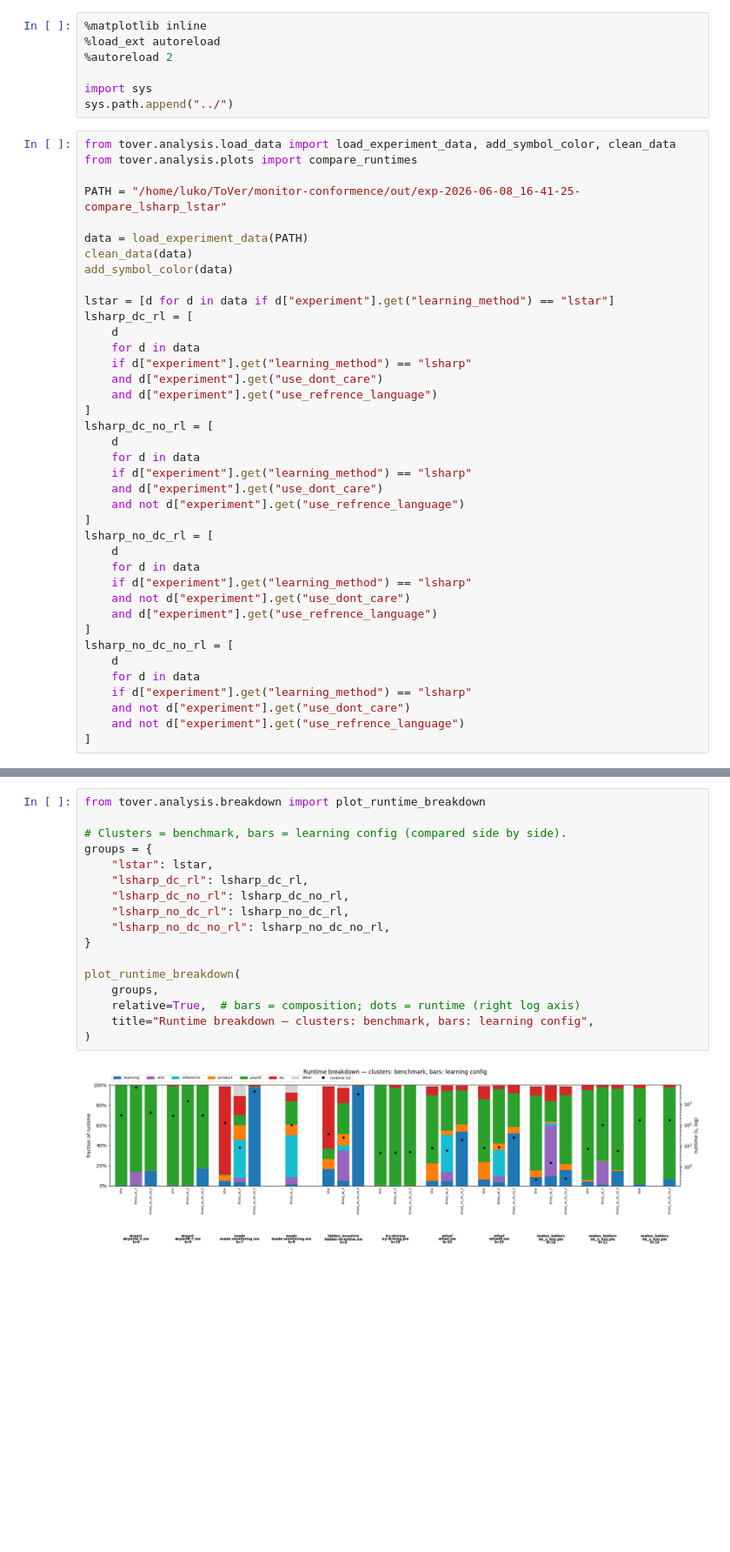
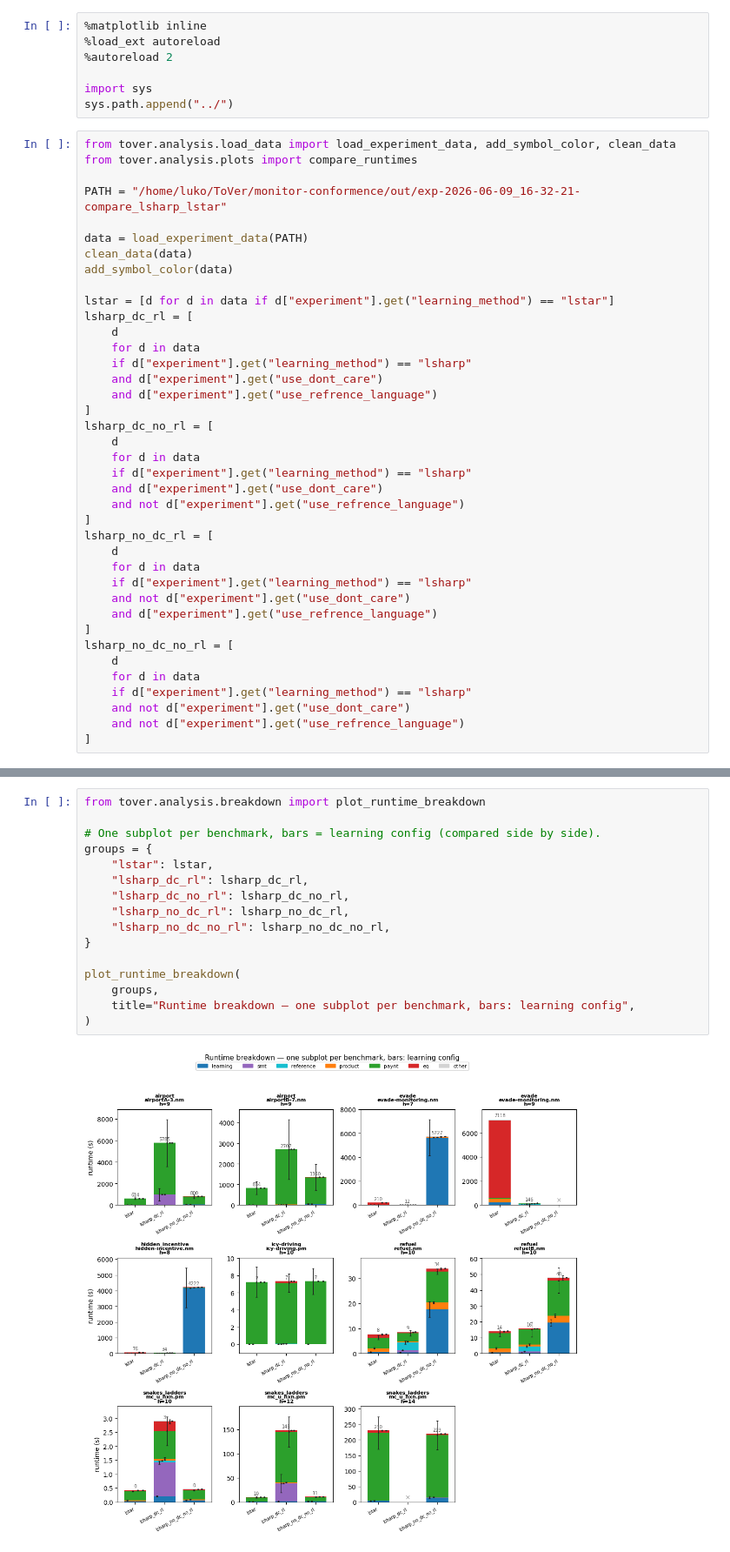
Before and after one commit to lukovdm/monitor-conformence, a Jupyter notebook: notebooks/Analysis.ipynb, the cells around one changed output, grey strips where cells are left out. Shown at 87% size. Saved outputs shown, nothing was run; the diff lists cells and outputs as text; blank space fills up the shorter version.

```diff
--- a/notebooks/Analysis.ipynb
+++ b/notebooks/Analysis.ipynb
@@ -9,7 +9,7 @@ sys.path.append("../")
 from tover.analysis.load_data import load_experiment_data, add_symbol_color, clean_data
 from tover.analysis.plots import compare_runtimes
 
-PATH = "/home/luko/ToVer/monitor-conformence/out/exp-2026-06-08_16-41-25-compare_lsharp_lstar"
+PATH = "/home/luko/ToVer/monitor-conformence/out/exp-2026-06-09_16-32-21-compare_lsharp_lstar"
 
 data = load_experiment_data(PATH)
 clean_data(data)
@@ -164,22 +164,21 @@ speedup_table(groups, metric="steps")
 # %%
 from tover.analysis.breakdown import plot_runtime_breakdown
 
-# Clusters = benchmark, bars = learning config (compared side by side).
+# One subplot per benchmark, bars = learning config (compared side by side).
 groups = {
     "lstar": lstar,
     "lsharp_dc_rl": lsharp_dc_rl,
     "lsharp_dc_no_rl": lsharp_dc_no_rl,
     "lsharp_no_dc_rl": lsharp_no_dc_rl,
     "lsharp_no_dc_no_rl": lsharp_no_dc_no_rl,
 }
 
 plot_runtime_breakdown(
     groups,
-    relative=True,  # bars = composition; dots = runtime (right log axis)
-    title="Runtime breakdown — clusters: benchmark, bars: learning config",
+    title="Runtime breakdown — one subplot per benchmark, bars: learning config",
 )
 # %% [output]
-[figure, old version]
+[figure, new version]
 # %% [markdown]
 ## Per-round runtime breakdown
 
```
Also changed, not shown: parts of 11 cells of this notebook, 17 other files.
